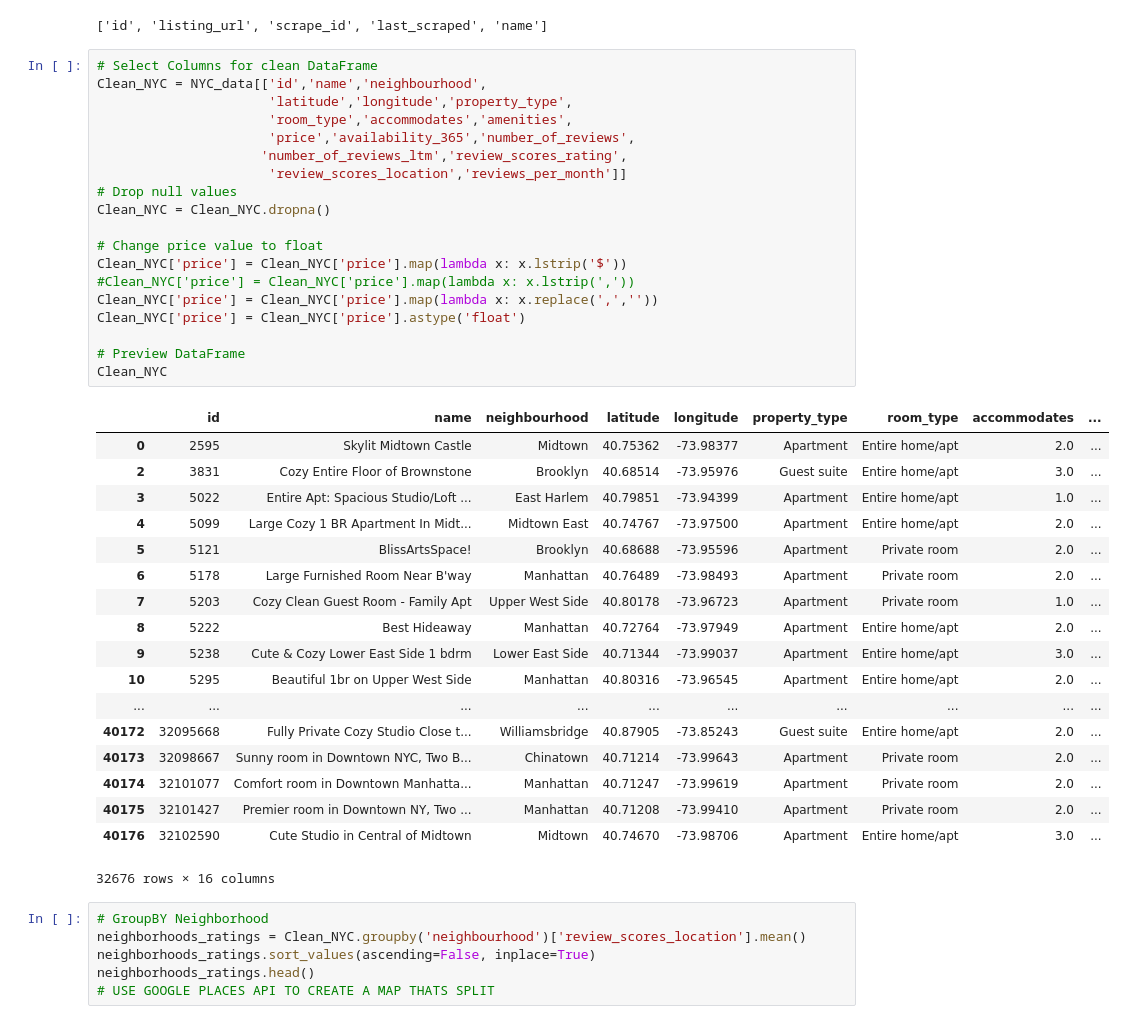
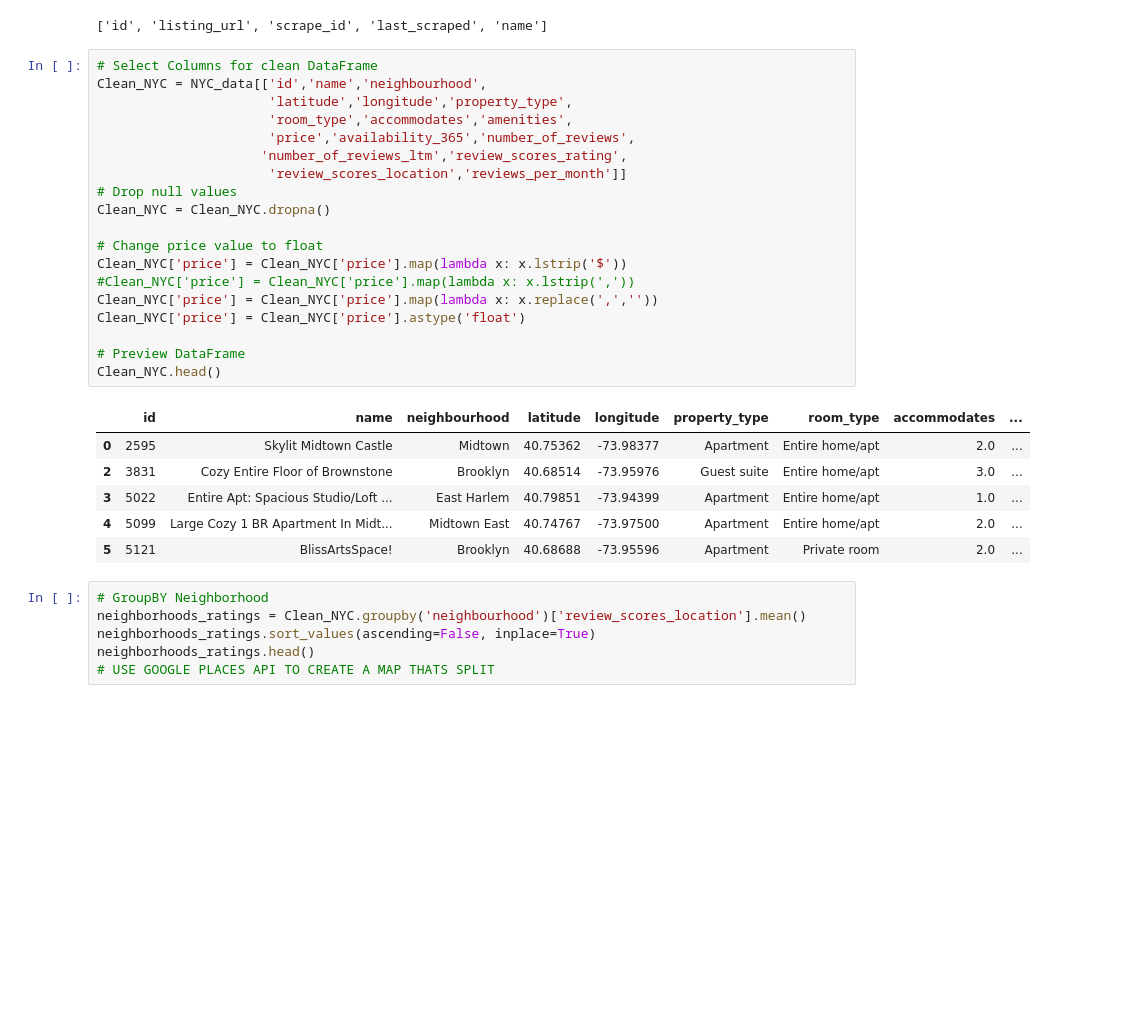
Before and after one commit to christinemazur/project1, a Jupyter notebook: NYCAnalysis.ipynb, the cells around one changed output. Drawn from its saved outputs; the diff is of its cells as text; blank space fills up the shorter version.

```diff
--- a/NYCAnalysis.ipynb
+++ b/NYCAnalysis.ipynb
@@ -50,41 +48,29 @@ column_names[:5]
 # %%
 # Select Columns for clean DataFrame
 Clean_NYC = NYC_data[['id','name','neighbourhood',
                       'latitude','longitude','property_type',
                       'room_type','accommodates','amenities',
                       'price','availability_365','number_of_reviews',
                      'number_of_reviews_ltm','review_scores_rating',
                       'review_scores_location','reviews_per_month']]
 # Drop null values
 Clean_NYC = Clean_NYC.dropna()
 
 # Change price value to float
 Clean_NYC['price'] = Clean_NYC['price'].map(lambda x: x.lstrip('$'))
 #Clean_NYC['price'] = Clean_NYC['price'].map(lambda x: x.lstrip(','))
 Clean_NYC['price'] = Clean_NYC['price'].map(lambda x: x.replace(',',''))
 Clean_NYC['price'] = Clean_NYC['price'].astype('float')
 
 # Preview DataFrame
-Clean_NYC
+Clean_NYC.head()
 # %% [output]
 |  | id | name | neighbourhood | latitude | longitude | property_type | room_type | accommodates | ... |
 | 0 | 2595 | Skylit Midtown Castle | Midtown | 40.75362 | -73.98377 | Apartment | Entire home/apt | 2.0 | ... |
 | 2 | 3831 | Cozy Entire Floor of Brownstone | Brooklyn | 40.68514 | -73.95976 | Guest suite | Entire home/apt | 3.0 | ... |
 | 3 | 5022 | Entire Apt: Spacious Studio/Loft ... | East Harlem | 40.79851 | -73.94399 | Apartment | Entire home/apt | 1.0 | ... |
 | 4 | 5099 | Large Cozy 1 BR Apartment In Midt... | Midtown East | 40.74767 | -73.97500 | Apartment | Entire home/apt | 2.0 | ... |
 | 5 | 5121 | BlissArtsSpace! | Brooklyn | 40.68688 | -73.95596 | Apartment | Private room | 2.0 | ... |
-| 6 | 5178 | Large Furnished Room Near B'way | Manhattan | 40.76489 | -73.98493 | Apartment | Private room | 2.0 | ... |
-| 7 | 5203 | Cozy Clean Guest Room - Family Apt | Upper West Side | 40.80178 | -73.96723 | Apartment | Private room | 1.0 | ... |
-| 8 | 5222 | Best Hideaway | Manhattan | 40.72764 | -73.97949 | Apartment | Entire home/apt | 2.0 | ... |
-| 9 | 5238 | Cute & Cozy Lower East Side 1 bdrm | Lower East Side | 40.71344 | -73.99037 | Apartment | Entire home/apt | 3.0 | ... |
-| 10 | 5295 | Beautiful 1br on Upper West Side | Manhattan | 40.80316 | -73.96545 | Apartment | Entire home/apt | 2.0 | ... |
-| ... | ... | ... | ... | ... | ... | ... | ... | ... | ... |
-| 40172 | 32095668 | Fully Private Cozy Studio Close t... | Williamsbridge | 40.87905 | -73.85243 | Guest suite | Entire home/apt | 2.0 | ... |
-| 40173 | 32098667 | Sunny room in Downtown NYC, Two B... | Chinatown | 40.71214 | -73.99643 | Apartment | Private room | 2.0 | ... |
-| 40174 | 32101077 | Comfort room in Downtown Manhatta... | Manhattan | 40.71247 | -73.99619 | Apartment | Private room | 2.0 | ... |
-| 40175 | 32101427 | Premier room in Downtown NY, Two ... | Manhattan | 40.71208 | -73.99410 | Apartment | Private room | 2.0 | ... |
-| 40176 | 32102590 | Cute Studio in Central of Midtown | Midtown | 40.74670 | -73.98706 | Apartment | Entire home/apt | 3.0 | ... |
-32676 rows × 16 columns
 # %%
 # GroupBY Neighborhood
 neighborhoods_ratings = Clean_NYC.groupby('neighbourhood')['review_scores_location'].mean()
```
Also changed, not shown: parts of 1 cell of this notebook, 2 other files.
